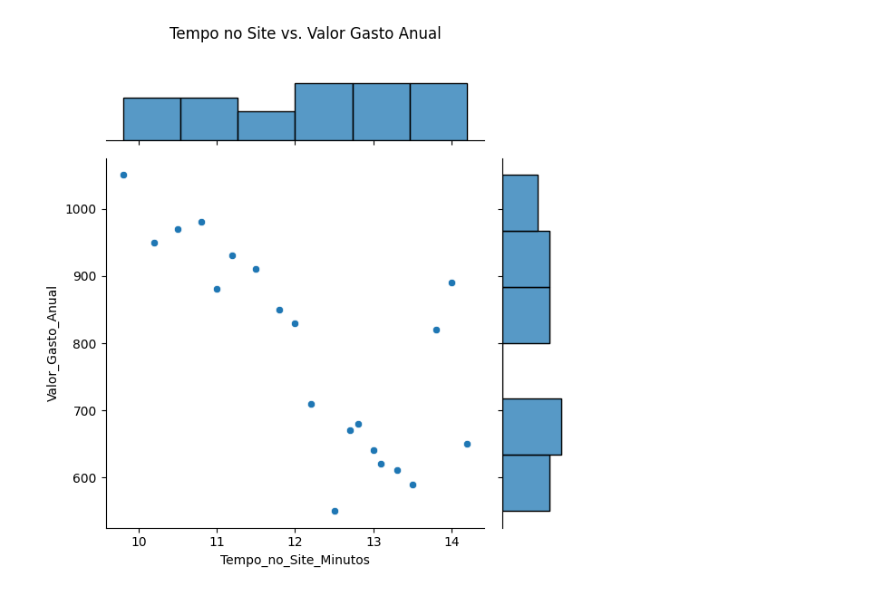
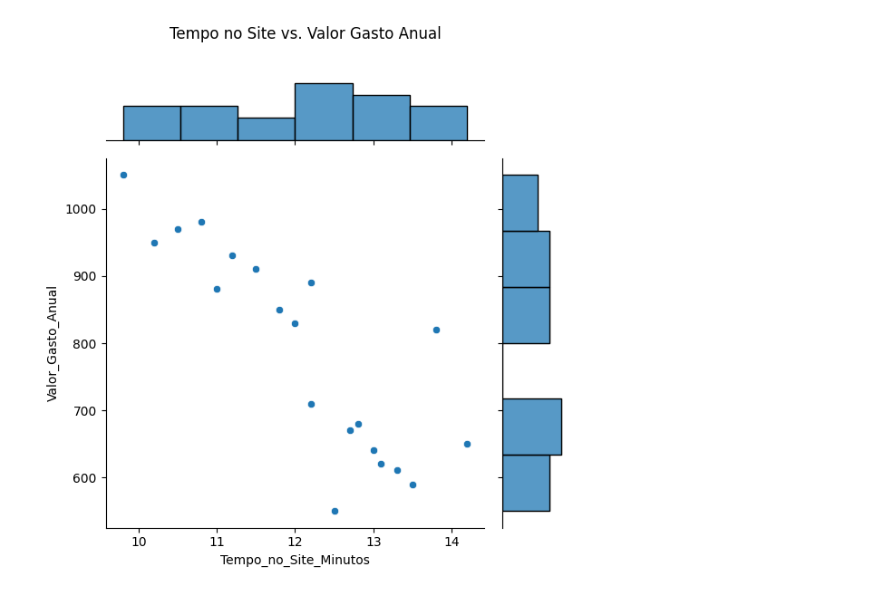
Before and after one commit to kaikinattandossantos/Analise_de_dados, a Jupyter notebook: analise_clientes.ipynb, the cells around one changed output. Cells and saved outputs as stored; diff of their text form; code cells hidden in the pictures.

Commit message:
tratamento de erros

```diff
--- a/analise_clientes.ipynb
+++ b/analise_clientes.ipynb
@@ -9,7 +9,7 @@ from sklearn import metrics
 
 %matplotlib inline
 # %%
-df_clientes = pd.read_csv('doc.csv')
-df_clientes.head()
+df = pd.read_csv('doc.csv')
+df.head()
 # %% [output]
 |  | ID_Cliente | Idade | Genero | Tempo_no_Site_Minutos | Sessoes_por_Mes | Plataforma_Acesso | ... |
@@ -49,0 +41,10 @@ memory usage: 1.4+ KB
+# %%
+
+idade_mediana = df[df['Idade'] > 0]['Idade'].median()
+print(f"A idade mediana (desconsiderando erros) é: {idade_mediana}")
+
+df.loc[df['Idade'] <= 0, 'Idade'] = idade_mediana
+print("\nIdade negativa corrigida com sucesso!")
+
+print("Contagem de idades menores ou iguais a zero após correção:")
+print(df[df['Idade'] <= 0]['Idade'].count())
@@ -49,0 +57,12 @@ memory usage: 1.4+ KB
+# %%
+
+df['Idade'].fillna(df['Idade'].median(), inplace=True)
+df['Tempo_no_Site_Minutos'].fillna(df['Tempo_no_Site_Minutos'].median(), inplace=True)
+print("Valores numéricos faltantes preenchidos com a mediana.")
+
+moda_genero = df['Genero'].mode()[0]
+df['Genero'].fillna(moda_genero, inplace=True)
+print(f"Valores categóricos ('Genero') faltantes preenchidos com a moda: '{moda_genero}'")
+
+print("\nVerificação final de valores nulos:")
+print(df.isnull().sum())
@@ -50,7 +101,7 @@ memory usage: 1.4+ KB
 # %%
-sns.jointplot(x='Tempo_no_Site_Minutos', y='Valor_Gasto_Anual', data=df_clientes, kind='scatter')
+sns.jointplot(x='Tempo_no_Site_Minutos', y='Valor_Gasto_Anual', data=df, kind='scatter')
 plt.suptitle('Tempo no Site vs. Valor Gasto Anual', y=1.02)
 plt.tight_layout()
 plt.show()
 # %% [output]
-[figure, old version]
+[figure, new version]
```
Also changed, not shown: parts of 11 cells of this notebook, 1 other file.
